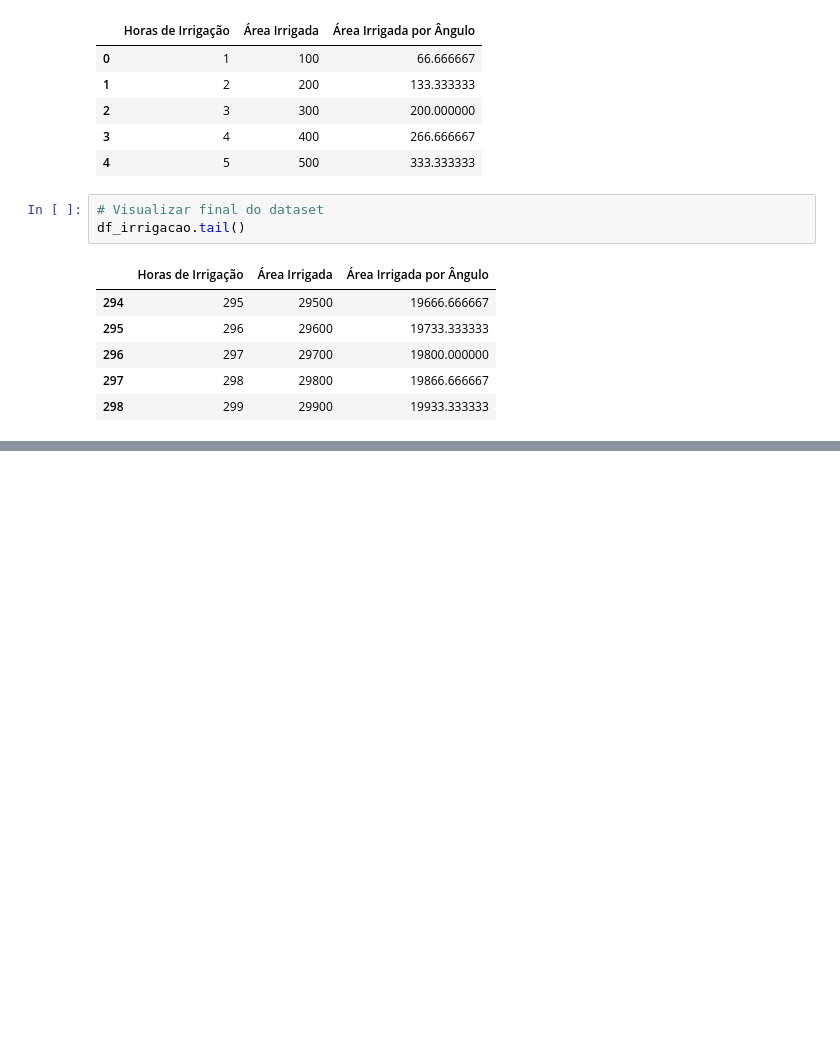
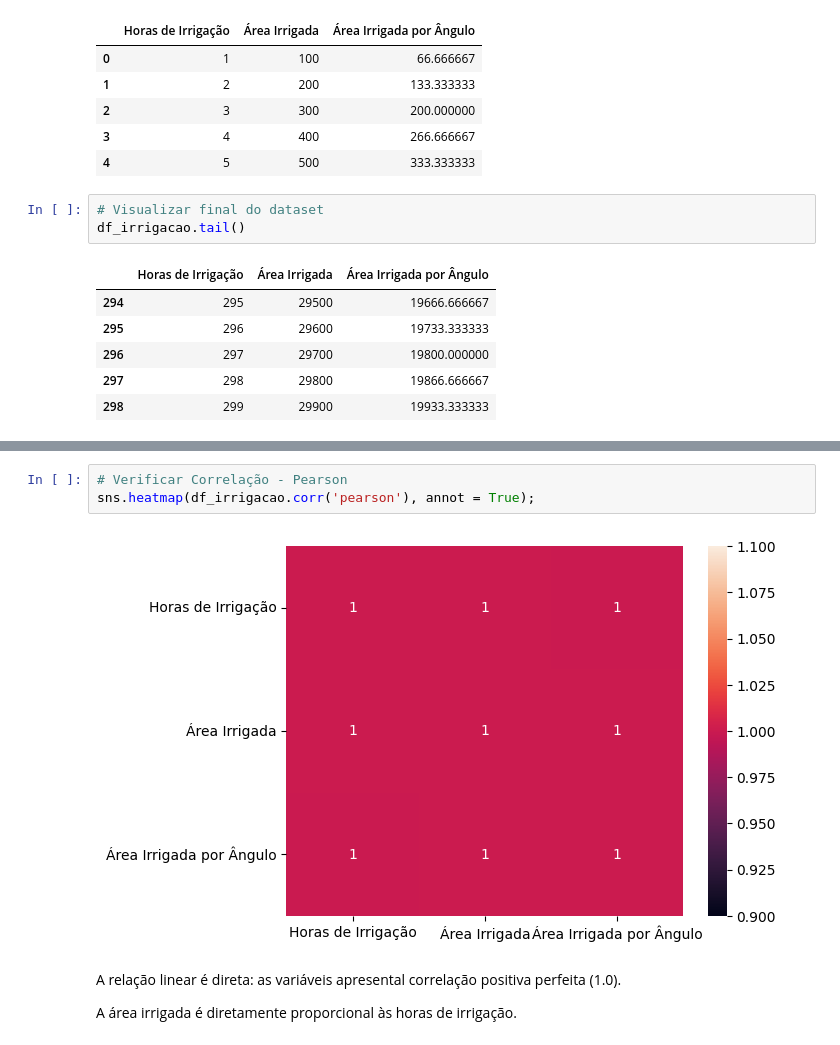
Before and after one commit to ana-ruth-bezerra/modelo_irrigacao, a Jupyter notebook: modelo_irrigacao.ipynb, the cells around one changed output, grey strips where cells are left out. Cells and saved outputs as stored; diff of their text form; blank space fills up the shorter version.

```diff
--- a/modelo_irrigacao.ipynb
+++ b/modelo_irrigacao.ipynb
@@ -51,0 +75,9 @@ df_irrigacao.tail()
+# %%
+# Verificar Correlação - Pearson
+sns.heatmap(df_irrigacao.corr('pearson'), annot = True);
+# %% [output]
+[figure, added]
+# %% [markdown]
+A relação linear é direta: as variáveis apresental correlação positiva perfeita (1.0).
+
+A área irrigada é diretamente proporcional às horas de irrigação.
```
Also changed, not shown: parts of 5 cells of this notebook.
